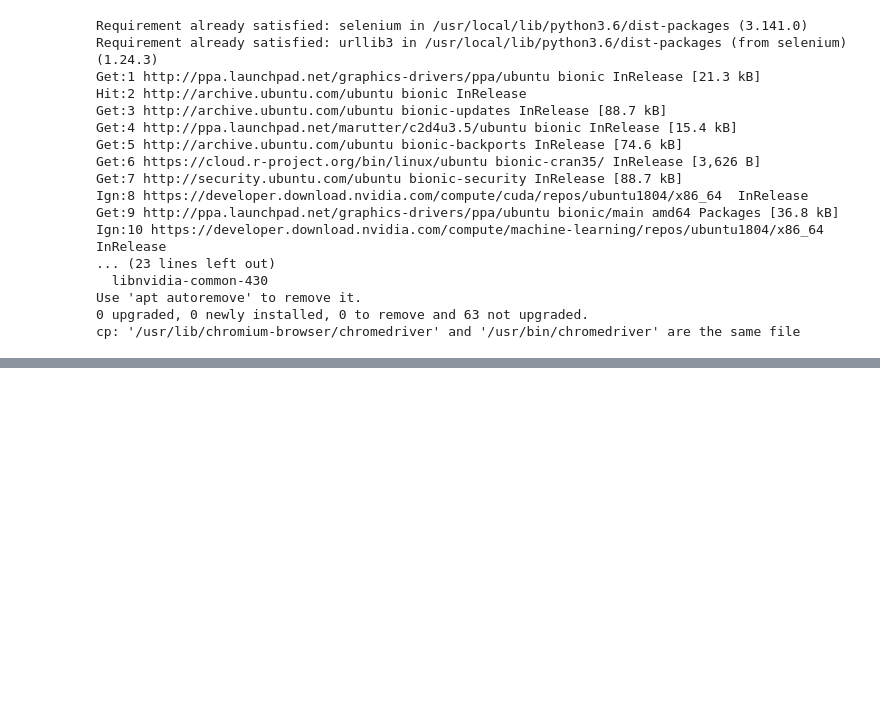
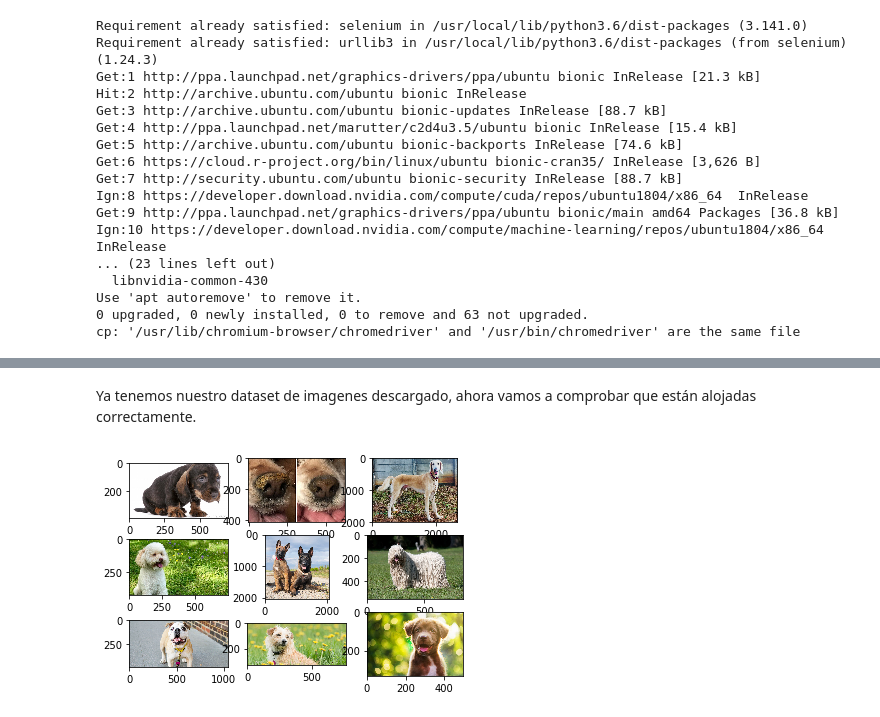
Before and after one commit to AbsydeAuberon/IntSys-AnimalRecognition, a Jupyter notebook: AnimalRecognition.ipynb, the cells around one changed output, grey strips where cells are left out. Cells and saved outputs as stored; diff of their text form; code cells hidden in the pictures; blank space fills up the shorter version.

```diff
--- a/AnimalRecognition.ipynb
+++ b/AnimalRecognition.ipynb
@@ -117 +151,21 @@ data = “/content/drive/My Drive/data_label/”
+# %% [markdown]
+Ya tenemos nuestro dataset de imagenes descargado, ahora vamos a comprobar que están alojadas correctamente.
+# %%
+# Vamos a plottear unas imagenes de muestra del entrenamiento para ver que tenemos acceso a nuestras imagenes.
+from matplotlib import pyplot
+from matplotlib.image import imread
+
+# Localizacion de nuestro set de imagenes
+folder = PATH + "/";
+
+# Mostramos 9 imagenes de perros.
+for i in range(9):
+	pyplot.subplot(330 + 1 + i)
+	filename = folder + 'Dog_' + str(i+1) + '.jpg'
+	image = imread(filename)
+	pyplot.imshow(image)
+
+pyplot.show()
+# %% [output]
+[figure, added]
 # %%
```
Also changed, not shown: parts of 59 cells of this notebook, 1 other file.
